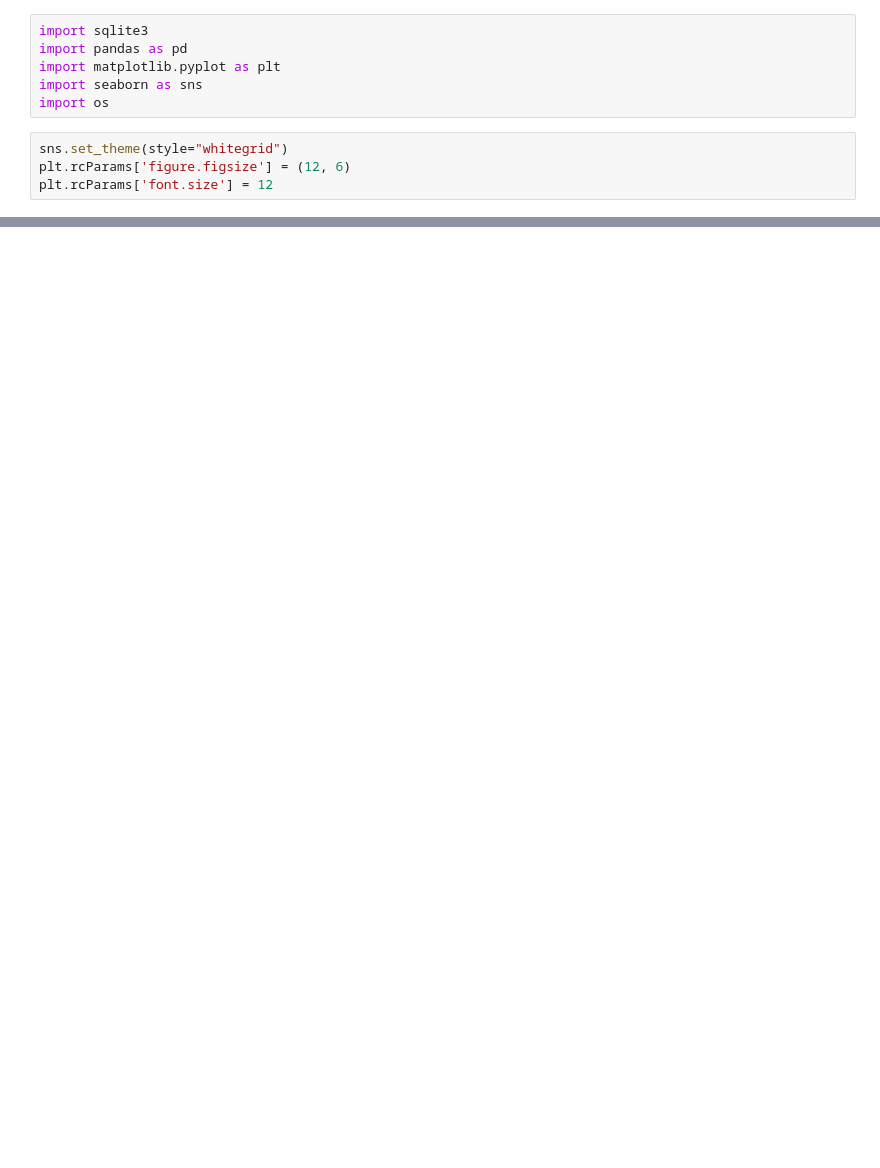
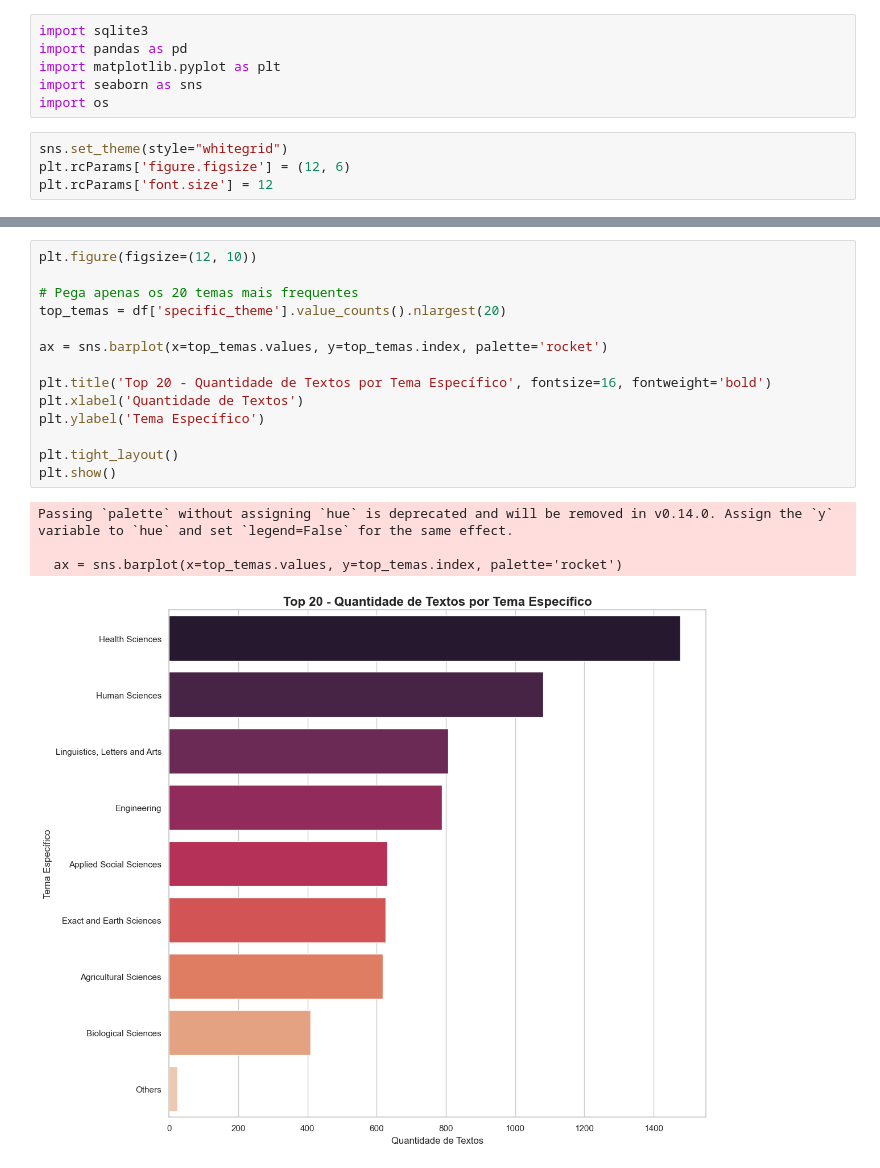
Before and after one commit to VLROCK/scrapping, a Jupyter notebook: notebooks/datasets.ipynb, the cells around one changed output, grey strips where cells are left out. Cells and saved outputs as stored; diff of their text form; blank space fills up the shorter version.

```diff
--- a/notebooks/datasets.ipynb
+++ b/notebooks/datasets.ipynb
@@ -55,0 +112,19 @@ display(df.head())
+# %%
+plt.figure(figsize=(12, 10))
+
+# Pega apenas os 20 temas mais frequentes
+top_temas = df['specific_theme'].value_counts().nlargest(20)
+
+ax = sns.barplot(x=top_temas.values, y=top_temas.index, palette='rocket')
+
+plt.title('Top 20 - Quantidade de Textos por Tema Específico', fontsize=16, fontweight='bold')
+plt.xlabel('Quantidade de Textos')
+plt.ylabel('Tema Específico')
+
+plt.tight_layout()
+plt.show()
+# %% [output]
+Passing `palette` without assigning `hue` is deprecated and will be removed in v0.14.0. Assign the `y` variable to `hue` and set `legend=False` for the same effect.
+
+  ax = sns.barplot(x=top_temas.values, y=top_temas.index, palette='rocket')
+[figure, added]
```
Also changed, not shown: parts of 3 cells of this notebook, 23 other files.
